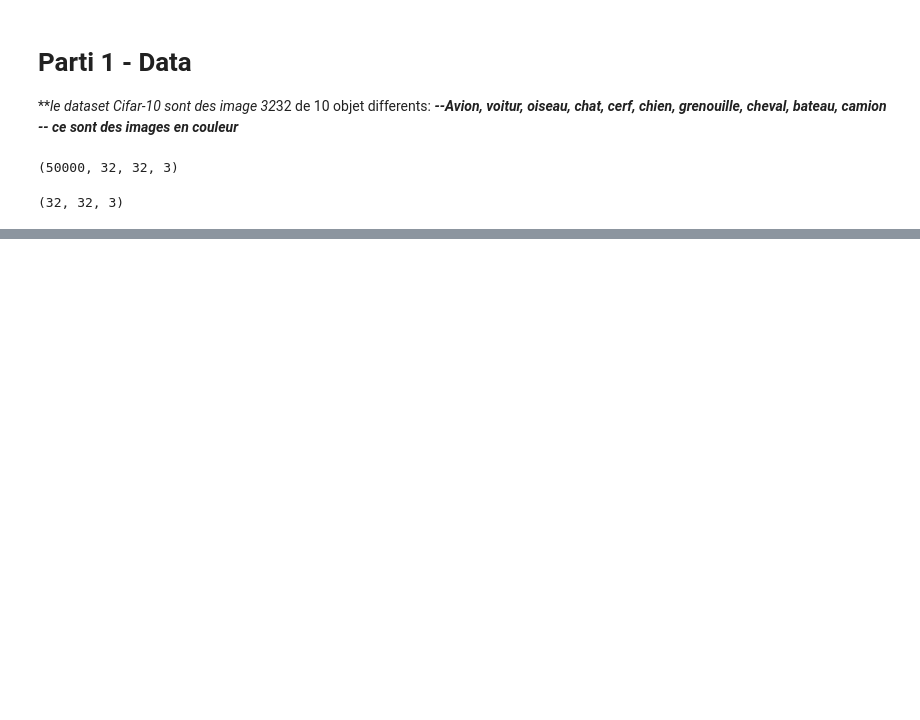
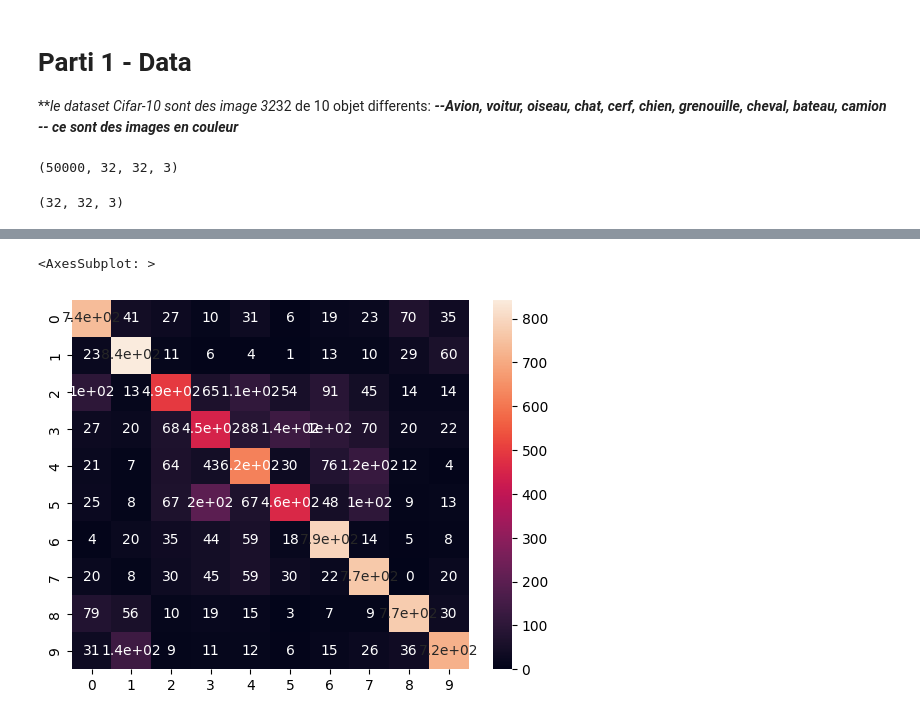
Before and after one commit to mouminaa/CNN, a Jupyter notebook: CNN_CIFAR-10.ipynb, the cells around one changed output, grey strips where cells are left out. Drawn from its saved outputs; the diff is of its cells as text; code cells hidden in the pictures; blank space fills up the shorter version.

```diff
--- a/CNN_CIFAR-10.ipynb
+++ b/CNN_CIFAR-10.ipynb
@@ -27,0 +166,2 @@ plt.imshow(x_train[500])
+# %%
+prections = np.argmax(model.predict(x_test), axis=1)
@@ -27,0 +189,6 @@ plt.imshow(x_train[500])
+# %%
+import seaborn as sns
+sns.heatmap(confusion_matrix(y_test, prections), annot=True)
+# %% [output]
+<AxesSubplot: >
+[figure, added]
```
Also changed, not shown: parts of 30 cells of this notebook.
